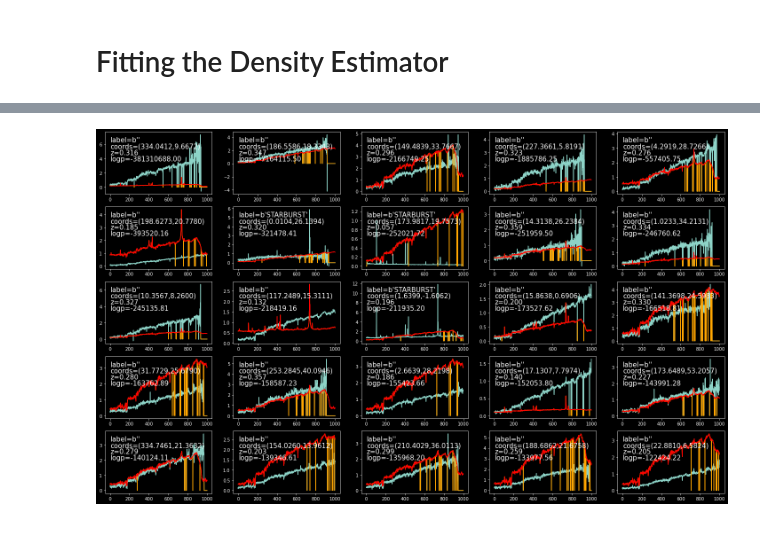
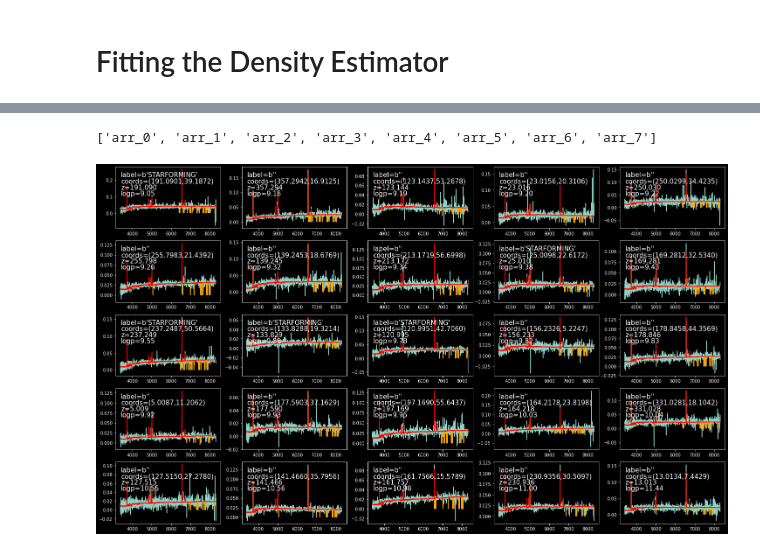
Before and after one commit to AlexGKim/SDSS_PAE, a Jupyter notebook: notebooks/SINF_SDSS.ipynb, the cells around one changed output, grey strips where cells are left out. Saved outputs shown, nothing was run; the diff lists cells and outputs as text; code cells hidden in the pictures.

```diff
--- a/notebooks/SINF_SDSS.ipynb
+++ b/notebooks/SINF_SDSS.ipynb
@@ -69,8 +77,3 @@ else:
 # %%
 encoded_train = torch.tensor(encoded_train).to(device)
 encoded_valid = torch.tensor(encoded_valid).to(device)
-# %%
-try:
-    model =  torch.load('GIS_%s_seed%d'%(label_2,seed))
-except:
-    model = train_GIS(encoded_train, data_validate=encoded_valid, alpha=torch.tensor((0.8,0.8)).to(device), MSWD_max_iter=200)
@@ -96,5 +80,8 @@ KeyboardInterrupt:
 # %%
-torch.save(model, os.path.join(root_models,'GIS_%s'%label_2)
+try:
+    model =  torch.load(os.path.join(root_models,'GIS_%s'%label_3))
+except:
+    print('model not found')
 # %%
 #torch.save(model, 'GIS_%s_seed%d'%(label_2,seed))
 model.evaluate_density(encoded_valid[0:100]).cpu()
@@ -147,0 +104,6 @@ test_labels = sublabel[-test_size::]
+# %%
+valid_data = np.load(os.path.join(root_model_data,'valid_%s.npy.npz'%label_2))
+# %%
+valid_data.files
+# %% [output]
+['arr_0', 'arr_1', 'arr_2', 'arr_3', 'arr_4', 'arr_5', 'arr_6', 'arr_7']
@@ -148,27 +114,24 @@ test_labels = sublabel[-test_size::]
 # %%
 
-logps_valid = model.evaluate_density(encoded_valid).cpu()
-
-indices = np.argsort(logps_valid)
 
 
 style_list=['dark_background']
 # Plot a demonstration figure for every available style sheet.
 for style_label in style_list:
     with plt.rc_context({"figure.max_open_warning": len(style_list)}):
         with plt.style.context(style_label):
 
             fig, ax = plt.subplots(5,5, figsize=(25,15))
             ax = ax.flatten()
-            for nn, ii in enumerate(indices[0:25]):
-                ax[nn].plot(new_wl,np.squeeze(valid_data)[ii]*np.squeeze(valid_mask)[ii], )
-                ax[nn].plot(new_wl,np.squeeze(decoded_valid)[ii]*np.squeeze(valid_mask)[ii], color='orange')
-                ax[nn].plot(new_wl,np.squeeze(decoded_valid)[ii], color='red')
-                ax[nn].text(0.05, 0.92, r'label=%s'%valid_labels[ii], fontsize=15, color='white',verticalalignment='top', horizontalalignment='left', transform=ax[nn].transAxes)
-                ax[nn].text(0.05, 0.82, r'coords=(%.4f,%.4f)'%(valid_ras[ii],valid_decs[ii]), fontsize=15, color='white',verticalalignment='top', horizontalalignment='left', transform=ax[nn].transAxes)
-                ax[nn].text(0.05, 0.72, r'z=%.3f'%valid_params[ii], fontsize=15, color='white',verticalalignment='top', horizontalalignment='left', transform=ax[nn].transAxes)
+            for nn, ii in enumerate(indices[-25::]):
+                ax[nn].plot(new_wl[:-1], (np.squeeze(valid_data['arr_0'])[ii])*np.squeeze(valid_data['arr_1'])[ii], )
+                ax[nn].plot(new_wl[:-1], (np.squeeze(decoded_valid)[ii])*np.squeeze(valid_data['arr_1'])[ii], color='orange')
+                ax[nn].plot(new_wl[:-1], (np.squeeze(decoded_valid)[ii]), color='red')
+                ax[nn].text(0.05, 0.92, r'label=%s'%valid_data['arr_7'][ii], fontsize=15, color='white',verticalalignment='top', horizontalalignment='left', transform=ax[nn].transAxes)
+                ax[nn].text(0.05, 0.82, r'coords=(%.4f,%.4f)'%(valid_data['arr_4'][ii],valid_data['arr_5'][ii]), fontsize=15, color='white',verticalalignment='top', horizontalalignment='left', transform=ax[nn].transAxes)
+                ax[nn].text(0.05, 0.72, r'z=%.3f'%valid_data['arr_4'][ii], fontsize=15, color='white',verticalalignment='top', horizontalalignment='left', transform=ax[nn].transAxes)
                 ax[nn].text(0.05, 0.62, r'logp=%.2f'%logps_valid[ii], fontsize=15, color='white',verticalalignment='top', horizontalalignment='left', transform=ax[nn].transAxes)
 
 plt.show()
 # %% [output]
-[figure, old version]
+[figure, new version]
```
Also changed, not shown: parts of 11 cells of this notebook, 1 other file.
